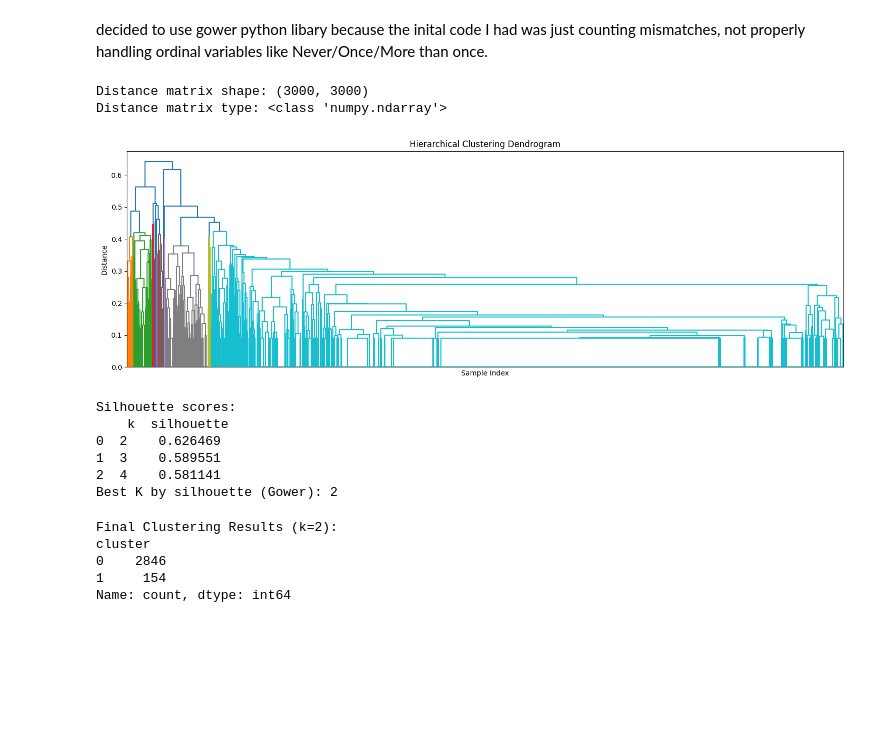
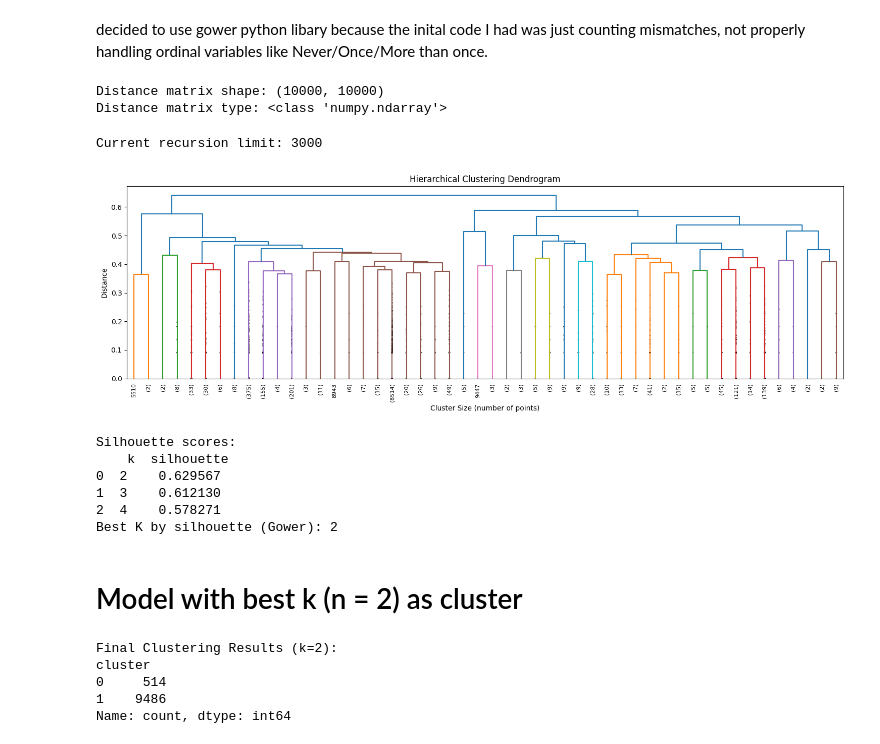
Before and after one commit to alojessica/ML-Healthdata-project, a Jupyter notebook: HAC model/HAC and graph.ipynb, the cells around one changed output. Cells and saved outputs as stored; diff of their text form; code cells hidden in the pictures; blank space fills up the shorter version.

```diff
--- a/HAC model/HAC and graph.ipynb
+++ b/HAC model/HAC and graph.ipynb
@@ -98,26 +50,36 @@ from gower import gower_matrix
 # %% [markdown]
 decided to use gower python libary because the inital code I had was just counting mismatches, not properly handling ordinal variables like Never/Once/More than once.
 # %%
-df_sample = df_clean.sample(n=3000, random_state=42)
+df_sample = df_clean.sample(n=10000, random_state=42)
 
 distance_matrix = gower_matrix(df_sample[cat_cols])
 print("Distance matrix shape:", distance_matrix.shape)
 print("Distance matrix type:", type(distance_matrix))
 # %% [output]
-Distance matrix shape: (3000, 3000)
+Distance matrix shape: (10000, 10000)
 Distance matrix type: <class 'numpy.ndarray'>
+# %%
+import sys
+print(f"Current recursion limit: {sys.getrecursionlimit()}")
+sys.setrecursionlimit(50000)
+# %% [output]
+Current recursion limit: 3000
 # %%
 Z = linkage(squareform(distance_matrix, checks=False), method='average')
 
 plt.figure(figsize=(15, 5))
-dendrogram(Z, no_labels=True)
+dendrogram(Z,
+    truncate_mode='lastp',  # Show only the last p merged clusters
+    p=50,                   # Show top 50 branches
+    show_leaf_counts=True,  # Show number of samples in each group
+    show_contracted=True)
 plt.title("Hierarchical Clustering Dendrogram")
-plt.xlabel("Sample Index")
+plt.xlabel("Cluster Size (number of points)")
 plt.ylabel("Distance")
 plt.tight_layout()
 plt.show()
 # %% [output]
-[figure, old version]
+[figure, new version]
 # %%
 sil_results = []
 
@@ -141,9 +103,9 @@ print("Best K by silhouette (Gower):", int(best_k))
 # %% [output]
 Silhouette scores:
     k  silhouette
-0  2    0.626469
-1  3    0.589551
-2  4    0.581141
+0  2    0.629567
+1  3    0.612130
+2  4    0.578271
 Best K by silhouette (Gower): 2
 # %%
 px.line(
@@ -153,5 +115,7 @@ px.line(
     markers=True,
     title="Silhouette Scores for Different K (Gower Distance)"
 )
+# %% [markdown]
+# Model with best k (n = 2) as cluster
 # %%
 final_model = AgglomerativeClustering(
@@ -162,11 +126,11 @@ linkage='average'
 final_labels = final_model.fit_predict(distance_matrix)
 # %%
 df_sample["cluster"] = final_labels
-print(f"\nFinal Clustering Results (k={best_k}):")
+print(f"\nFinal Clustering Results (k=2):")
 print(df_sample["cluster"].value_counts().sort_index())
 # %% [output]
 Final Clustering Results (k=2):
 cluster
-0    2846
-1     154
+0     514
+1    9486
 Name: count, dtype: int64
```
Also changed, not shown: parts of 33 cells of this notebook, 1 other file.
